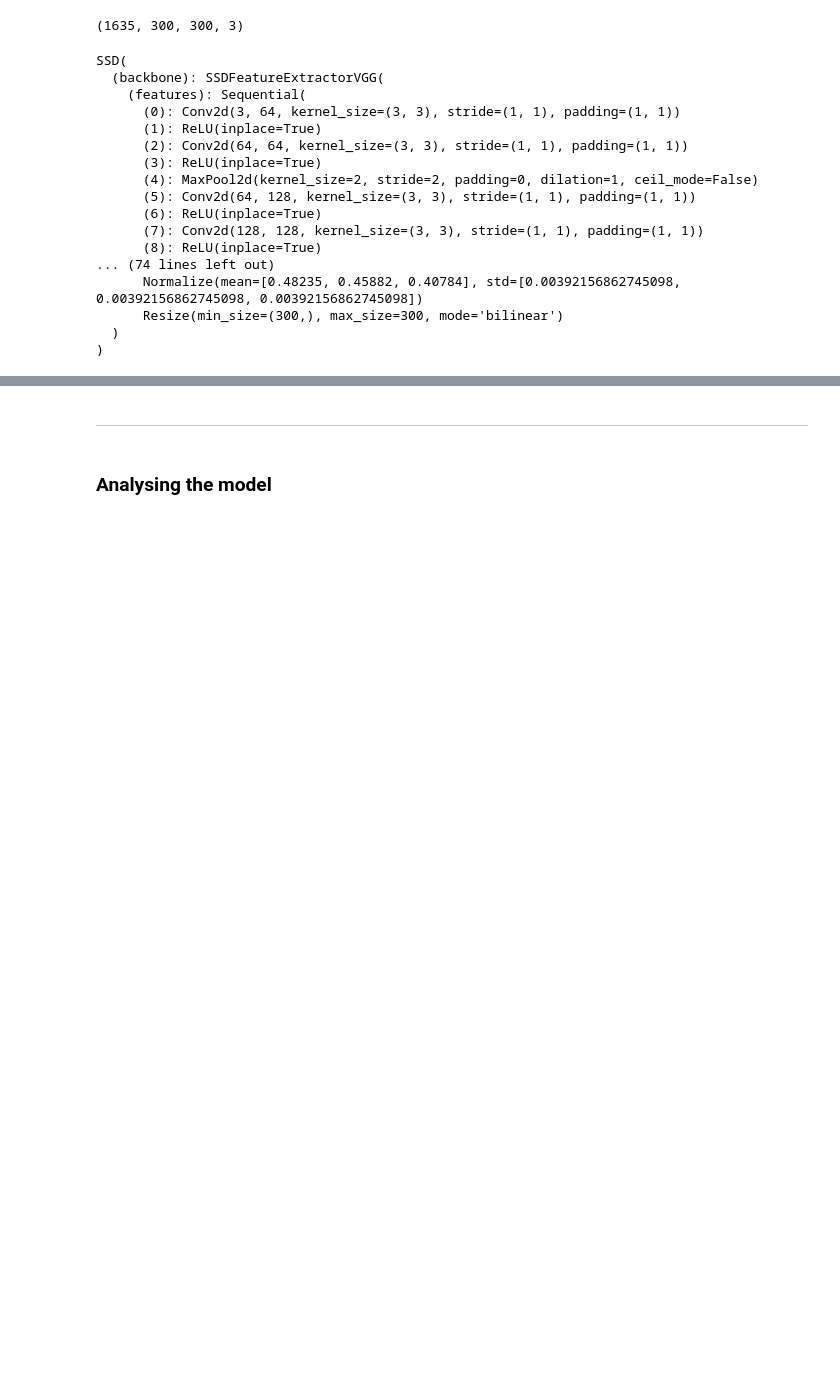
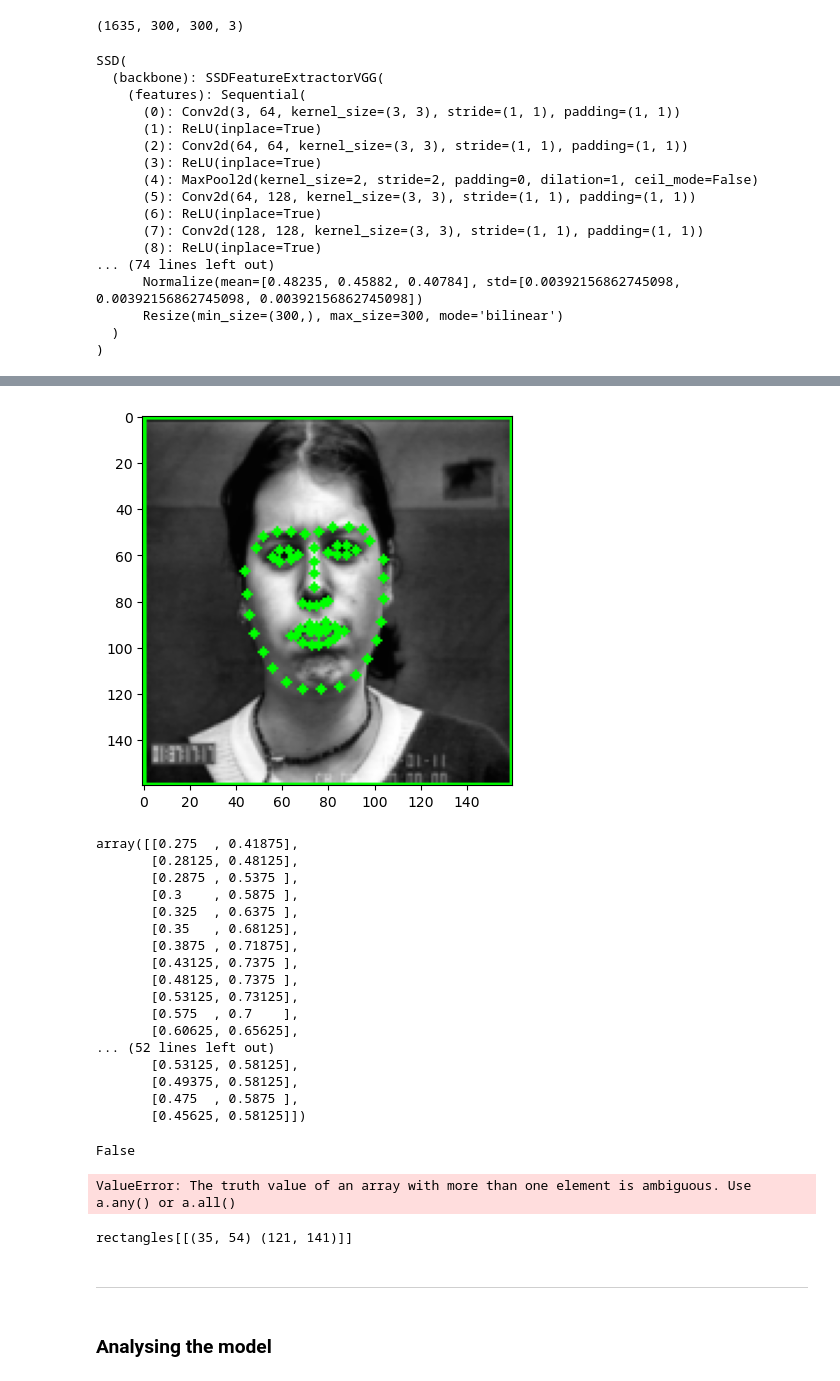
Before and after one commit to ysurs/FER-from-static-images, a Jupyter notebook: check.ipynb, the cells around one changed output, grey strips where cells are left out. Saved outputs shown, nothing was run; the diff lists cells and outputs as text; code cells hidden in the pictures; blank space fills up the shorter version.

Commit message:
check for me- implemented the preprocessing

```diff
--- a/check.ipynb
+++ b/check.ipynb
@@ -304,0 +317,2 @@ face_cropped[0].shape
+# %%
+checking_preprocessing=preprocessing_image()
@@ -305,3 +372,37 @@ face_cropped[0].shape
+# %%
+checking_preprocessing.landmark_annotation(face_cropped[200])
+# %% [output]
+[figure, added]
+array([[0.275  , 0.41875],
+       [0.28125, 0.48125],
+       [0.2875 , 0.5375 ],
+       [0.3    , 0.5875 ],
+       [0.325  , 0.6375 ],
+       [0.35   , 0.68125],
+       [0.3875 , 0.71875],
+       [0.43125, 0.7375 ],
+       [0.48125, 0.7375 ],
+       [0.53125, 0.73125],
+       [0.575  , 0.7    ],
+       [0.60625, 0.65625],
+... (52 lines left out)
+       [0.53125, 0.58125],
+       [0.49375, 0.58125],
+       [0.475  , 0.5875 ],
+       [0.45625, 0.58125]])
+# %%
+any(np.array_equal(arr, np.array([])) for arr in testing_lr_annotation)
+# %% [output]
+False
+# %%
+if np.nan in testing_lr_annotation:
+    print(1)
+# %% [output]
+ValueError: The truth value of an array with more than one element is ambiguous. Use a.any() or a.all()
+# %%
+testing_lr_annotation[0]
+# %% [output]
+rectangles[[(35, 54) (121, 141)]]
 # %% [markdown]
 ****
 # %% [markdown]
```
Also changed, not shown: parts of 17 cells of this notebook.
